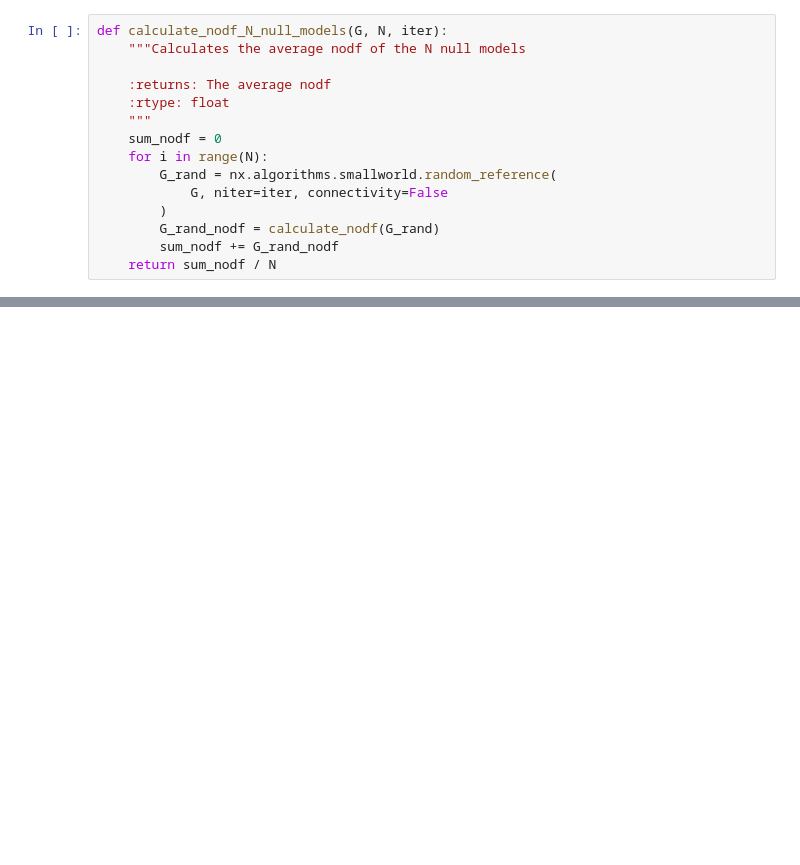
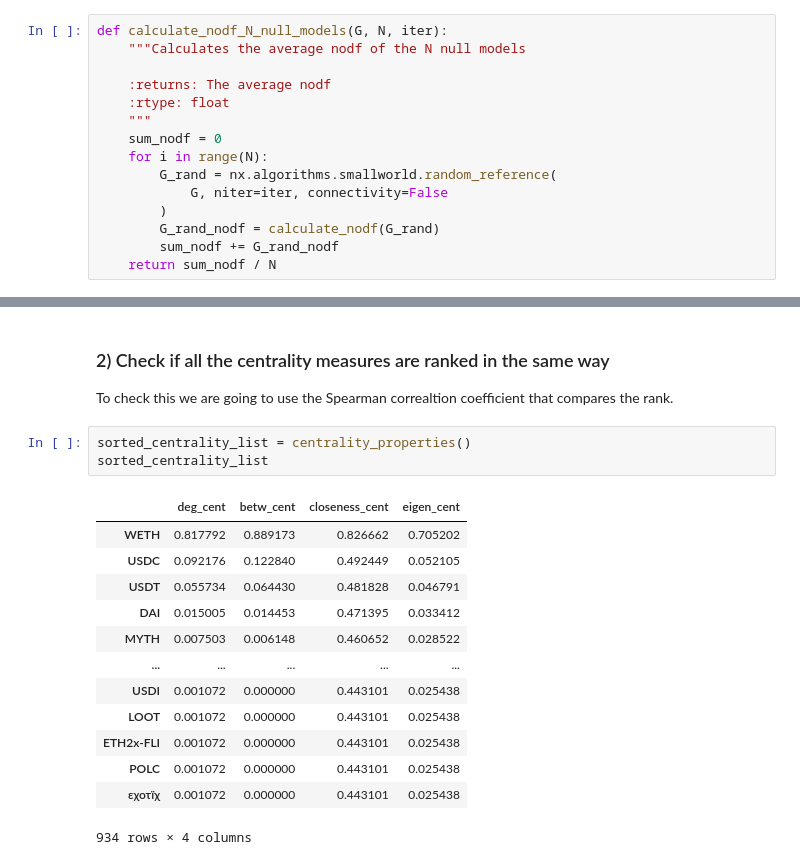
Before and after one commit to tanmaychimurkar/ns_final_project, a Jupyter notebook: nestedness.ipynb, the cells around one changed output, grey strips where cells are left out. Cells and saved outputs as stored; diff of their text form; blank space fills up the shorter version.

```diff
--- a/nestedness.ipynb
+++ b/nestedness.ipynb
@@ -186,0 +202,21 @@ plt.show()
+# %% [markdown]
+### 2) Check if all the centrality measures are ranked in the same way
+
+To check this we are going to use the Spearman correaltion coefficient that compares the rank.
+# %%
+sorted_centrality_list = centrality_properties()
+sorted_centrality_list
+# %% [output]
+|  | deg_cent | betw_cent | closeness_cent | eigen_cent |
+| WETH | 0.817792 | 0.889173 | 0.826662 | 0.705202 |
+| USDC | 0.092176 | 0.122840 | 0.492449 | 0.052105 |
+| USDT | 0.055734 | 0.064430 | 0.481828 | 0.046791 |
+| DAI | 0.015005 | 0.014453 | 0.471395 | 0.033412 |
+| MYTH | 0.007503 | 0.006148 | 0.460652 | 0.028522 |
+| ... | ... | ... | ... | ... |
+| USDI | 0.001072 | 0.000000 | 0.443101 | 0.025438 |
+| LOOT | 0.001072 | 0.000000 | 0.443101 | 0.025438 |
+| ETH2x-FLI | 0.001072 | 0.000000 | 0.443101 | 0.025438 |
+| POLC | 0.001072 | 0.000000 | 0.443101 | 0.025438 |
+| εχοτїχ | 0.001072 | 0.000000 | 0.443101 | 0.025438 |
+934 rows × 4 columns
```
Also changed, not shown: parts of 9 cells of this notebook.
